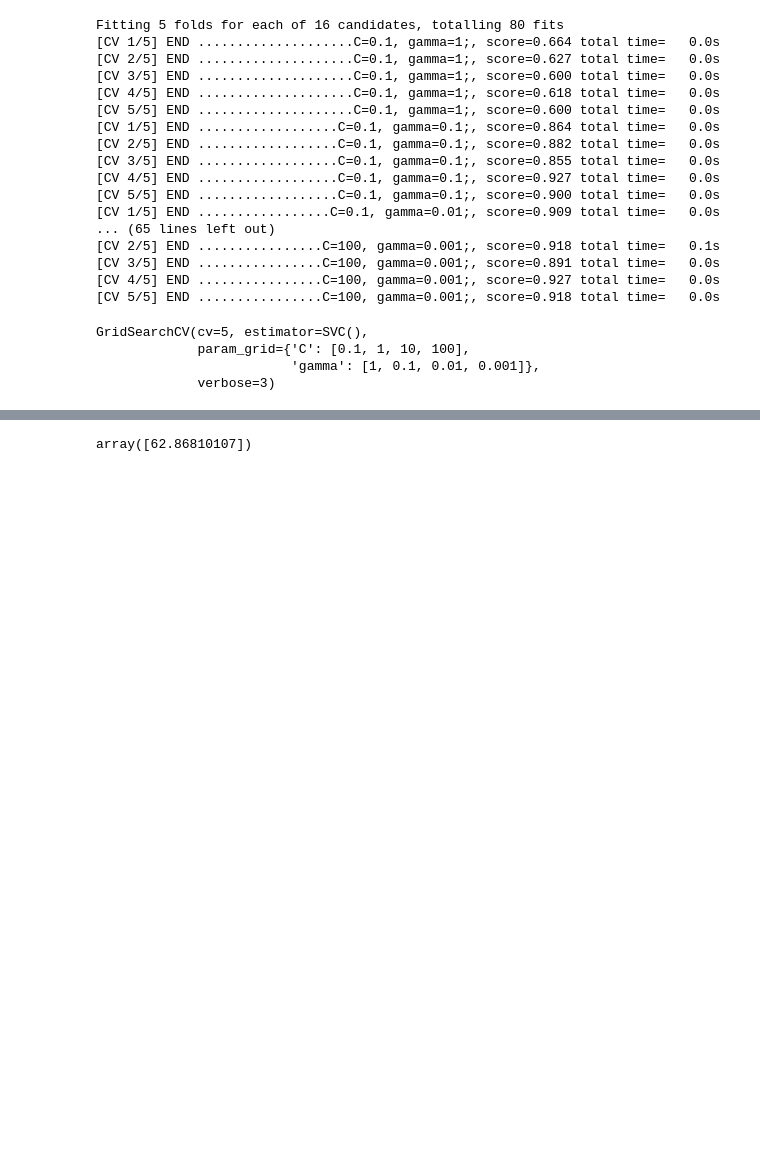
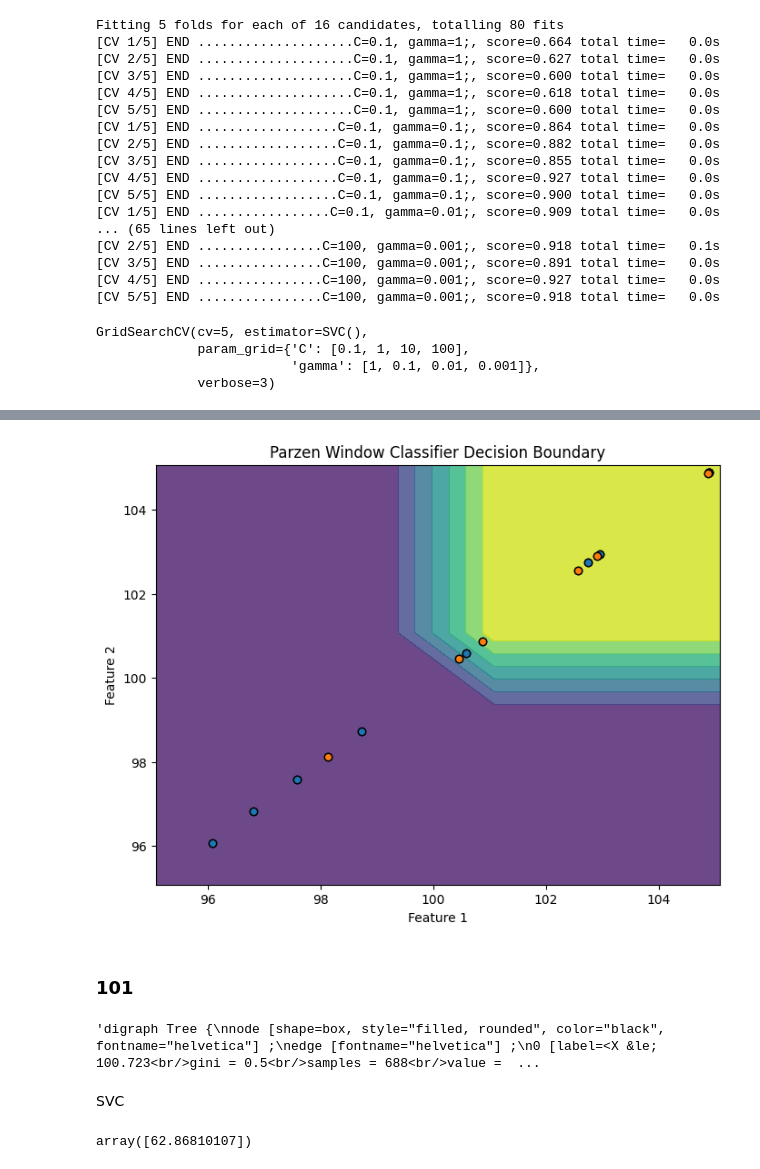
Before and after one commit to 89605502155/ml_python, a Jupyter notebook: Untitled20.ipynb, the cells around one changed output, grey strips where cells are left out. Saved outputs shown, nothing was run; the diff lists cells and outputs as text; code cells hidden in the pictures; blank space fills up the shorter version.

```diff
--- a/Untitled20.ipynb
+++ b/Untitled20.ipynb
@@ -128,0 +203,3 @@ GridSearchCV(cv=5, estimator=SVC(),
+# %%
+logistic_regression = LogisticRegression()
+logistic_regression.fit(X, y)
@@ -128,0 +239,17 @@ GridSearchCV(cv=5, estimator=SVC(),
+# %%
+def plot_decision_boundary(classifier, X, y):
+    h = 2  # Шаг сетки
+    x_min, x_max = X[:, 0].min() - 1, X[:, 0].max() + 1
+    y_min, y_max = X[:, 1].min() - 1, X[:, 1].max() + 1
+    xx, yy = np.meshgrid(np.arange(x_min, x_max, h), np.arange(y_min, y_max, h))
+    Z = classifier.predict(np.c_[xx.ravel(), yy.ravel()])
+    Z = Z.reshape(xx.shape)
+    plt.contourf(xx, yy, Z, alpha=0.8)
+    plt.scatter(X[y == 0][:, 0], X[y == 0][:, 0], label='Sm', edgecolors='k', cmap=plt.cm.Paired)
+    plt.scatter(X[y == 1][:, 0], X[y == 1][:, 0], label='Noise', edgecolors='k', cmap=plt.cm.Paired)
+    plt.xlabel('Feature 1')
+    plt.ylabel('Feature 2')
+    plt.title('Parzen Window Classifier Decision Boundary')
+# %%
+X_train=np.array([[X[i],X[i]] for i in range(len(X)) if X[i]<105 and X[i]>95])
+y_train=np.array([[y[i],y[i]] for i in range(len(X)) if X[i]<105 and X[i]>95])
@@ -129,3 +276,22 @@ GridSearchCV(cv=5, estimator=SVC(),
+# %%
+parzen_classifier = ParzenWindowClassifier(h=5)
+parzen_classifier.fit(X_train, y_train)
+
+# Визуализируем разделяющую поверхность и обучающие данные
+# %%
+plt.figure(figsize=(8, 6))
+plot_decision_boundary(parzen_classifier, X_train, y_train)
+plt.show()
+# %% [output]
+[figure, added]
+# %% [markdown]
+### 101
+# %%
+dot_data
+# %% [output]
+'digraph Tree {\nnode [shape=box, style="filled, rounded", color="black", fontname="helvetica"] ;\nedge [fontname="helvetica"] ;\n0 [label=<X &le; 100.723<br/>gini = 0.5<br/>samples = 688<br/>value =  ...
+# %% [markdown]
+SVC
 # %%
 from sklearn.metrics import mean_squared_error as mse
 import matplotlib.pyplot as plt
```
Also changed, not shown: parts of 21 cells of this notebook, 2 other files.
